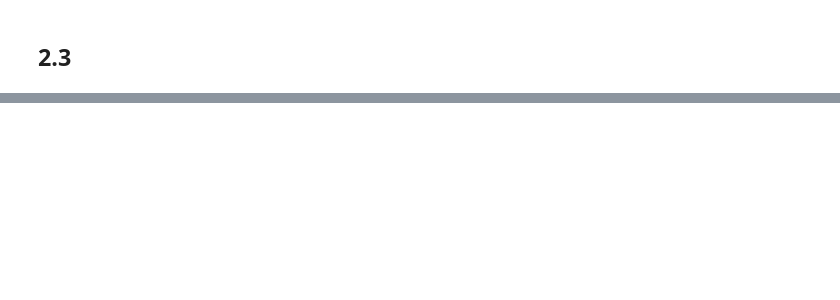
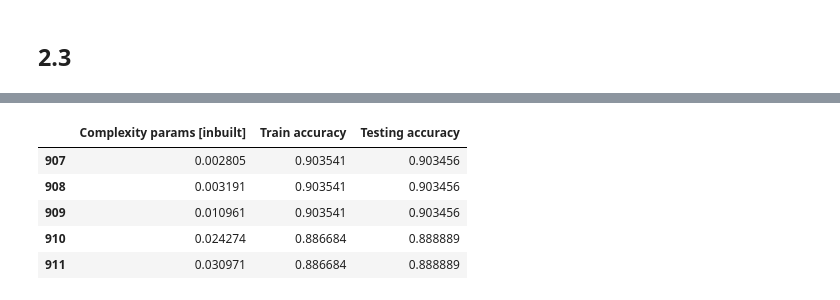
Before and after one commit to dv-rastogi/ml-pg-decision-trees, a Jupyter notebook: 2/2.ipynb, the cells around one changed output, grey strips where cells are left out. Drawn from its saved outputs; the diff is of its cells as text; code cells hidden in the pictures; blank space fills up the shorter version.

```diff
--- a/2/2.ipynb
+++ b/2/2.ipynb
@@ -283,0 +334,9 @@ plt.plot()
+# %%
+inbuilt_analysis.tail()
+# %% [output]
+|  | Complexity params [inbuilt] | Train accuracy | Testing accuracy |
+| 907 | 0.002805 | 0.903541 | 0.903456 |
+| 908 | 0.003191 | 0.903541 | 0.903456 |
+| 909 | 0.010961 | 0.903541 | 0.903456 |
+| 910 | 0.024274 | 0.886684 | 0.888889 |
+| 911 | 0.030971 | 0.886684 | 0.888889 |
```
Also changed, not shown: parts of 11 cells of this notebook.
